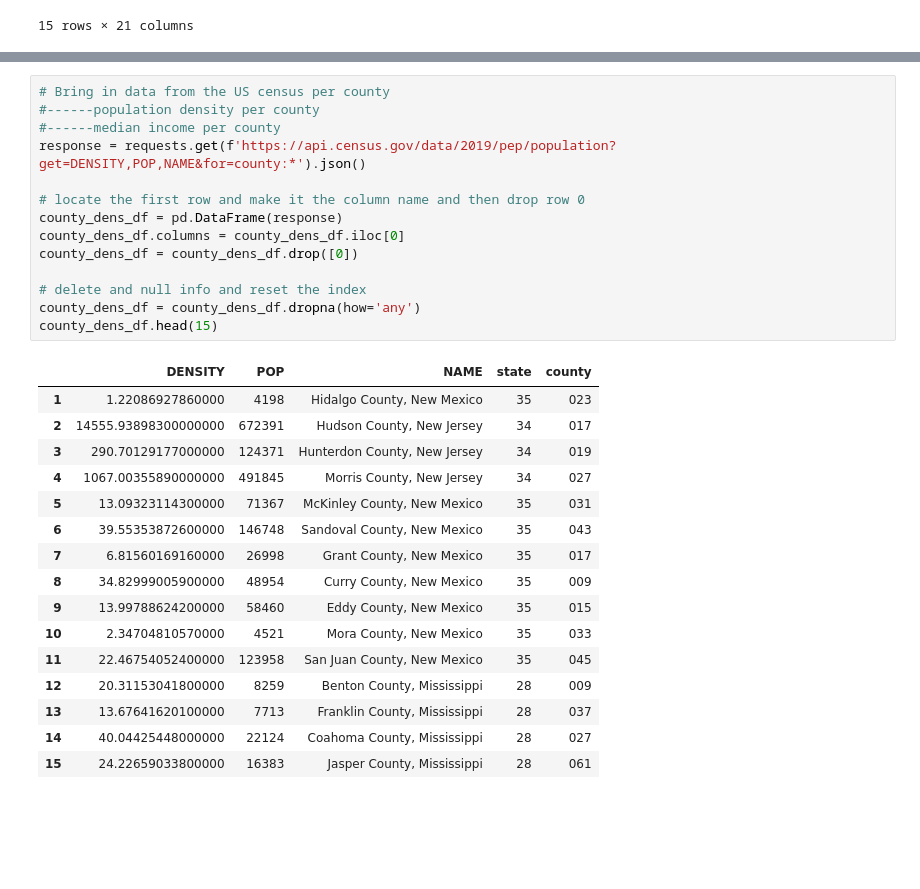
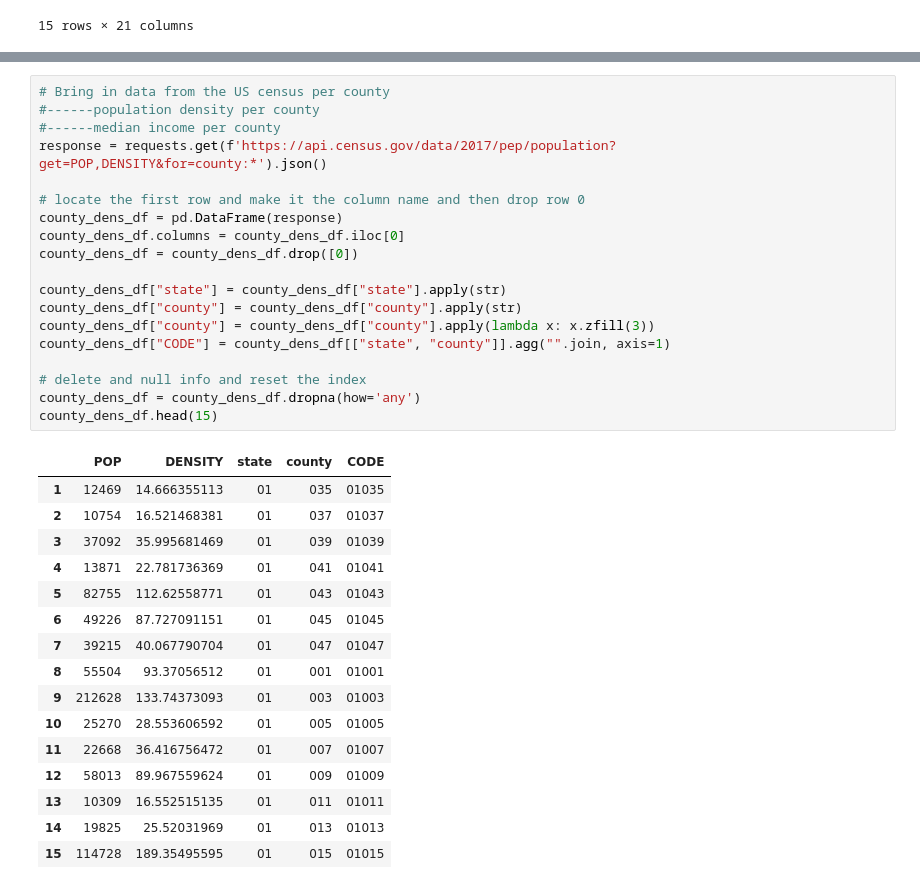
Before and after one commit to melindaeudy/Project_1, a Jupyter notebook: Project_1.ipynb, the cells around one changed output, grey strips where cells are left out. Saved outputs shown, nothing was run; the diff lists cells and outputs as text; blank space fills up the shorter version.

Commit message:
new cleaned 2017 income and density data

```diff
--- a/Project_1.ipynb
+++ b/Project_1.ipynb
@@ -257,34 +257,39 @@ Crime_df.head(15)
 # %%
 # Bring in data from the US census per county
 #------population density per county
 #------median income per county
-response = requests.get(f'https://api.census.gov/data/2019/pep/population?get=DENSITY,POP,NAME&for=county:*').json()
+response = requests.get(f'https://api.census.gov/data/2017/pep/population?get=POP,DENSITY&for=county:*').json()
 
 # locate the first row and make it the column name and then drop row 0
 county_dens_df = pd.DataFrame(response)
 county_dens_df.columns = county_dens_df.iloc[0]
 county_dens_df = county_dens_df.drop([0])
 
+county_dens_df["state"] = county_dens_df["state"].apply(str)
+county_dens_df["county"] = county_dens_df["county"].apply(str)
+county_dens_df["county"] = county_dens_df["county"].apply(lambda x: x.zfill(3))
+county_dens_df["CODE"] = county_dens_df[["state", "county"]].agg("".join, axis=1)
+
 # delete and null info and reset the index
 county_dens_df = county_dens_df.dropna(how='any')
 county_dens_df.head(15)
 # %% [output]
-|  | DENSITY | POP | NAME | state | county |
-| 1 | 1.22086927860000 | 4198 | Hidalgo County, New Mexico | 35 | 023 |
-| 2 | 14555.93898300000000 | 672391 | Hudson County, New Jersey | 34 | 017 |
-| 3 | 290.70129177000000 | 124371 | Hunterdon County, New Jersey | 34 | 019 |
-| 4 | 1067.00355890000000 | 491845 | Morris County, New Jersey | 34 | 027 |
-| 5 | 13.09323114300000 | 71367 | McKinley County, New Mexico | 35 | 031 |
-| 6 | 39.55353872600000 | 146748 | Sandoval County, New Mexico | 35 | 043 |
-| 7 | 6.81560169160000 | 26998 | Grant County, New Mexico | 35 | 017 |
-| 8 | 34.82999005900000 | 48954 | Curry County, New Mexico | 35 | 009 |
-| 9 | 13.99788624200000 | 58460 | Eddy County, New Mexico | 35 | 015 |
-| 10 | 2.34704810570000 | 4521 | Mora County, New Mexico | 35 | 033 |
-| 11 | 22.46754052400000 | 123958 | San Juan County, New Mexico | 35 | 045 |
-| 12 | 20.31153041800000 | 8259 | Benton County, Mississippi | 28 | 009 |
-| 13 | 13.67641620100000 | 7713 | Franklin County, Mississippi | 28 | 037 |
-| 14 | 40.04425448000000 | 22124 | Coahoma County, Mississippi | 28 | 027 |
-| 15 | 24.22659033800000 | 16383 | Jasper County, Mississippi | 28 | 061 |
+|  | POP | DENSITY | state | county | CODE |
+| 1 | 12469 | 14.666355113 | 01 | 035 | 01035 |
+| 2 | 10754 | 16.521468381 | 01 | 037 | 01037 |
+| 3 | 37092 | 35.995681469 | 01 | 039 | 01039 |
+| 4 | 13871 | 22.781736369 | 01 | 041 | 01041 |
+| 5 | 82755 | 112.62558771 | 01 | 043 | 01043 |
+| 6 | 49226 | 87.727091151 | 01 | 045 | 01045 |
+| 7 | 39215 | 40.067790704 | 01 | 047 | 01047 |
+| 8 | 55504 | 93.37056512 | 01 | 001 | 01001 |
+| 9 | 212628 | 133.74373093 | 01 | 003 | 01003 |
+| 10 | 25270 | 28.553606592 | 01 | 005 | 01005 |
+| 11 | 22668 | 36.416756472 | 01 | 007 | 01007 |
+| 12 | 58013 | 89.967559624 | 01 | 009 | 01009 |
+| 13 | 10309 | 16.552515135 | 01 | 011 | 01011 |
+| 14 | 19825 | 25.52031969 | 01 | 013 | 01013 |
+| 15 | 114728 | 189.35495595 | 01 | 015 | 01015 |
 # %%
 # create new columns for County and State
 # ----Remove Columns: NAME, state, county
```
Also changed, not shown: parts of 5 cells of this notebook.
